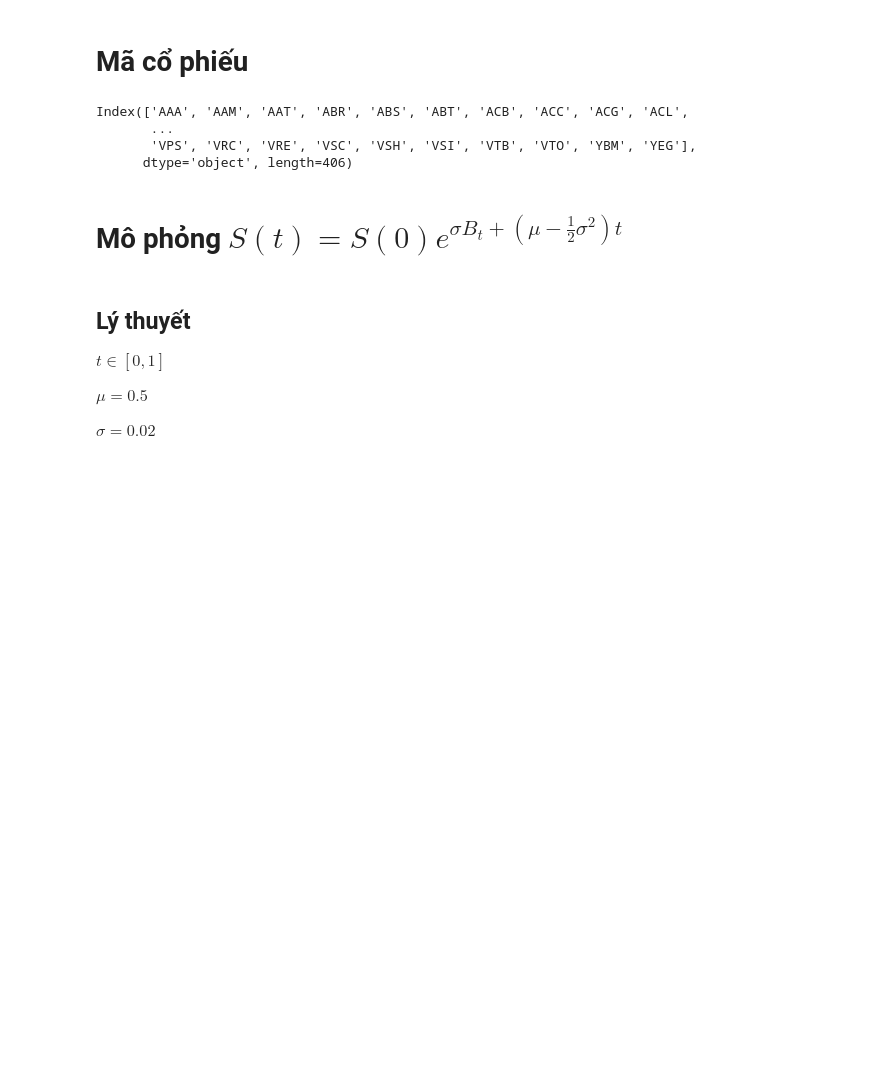
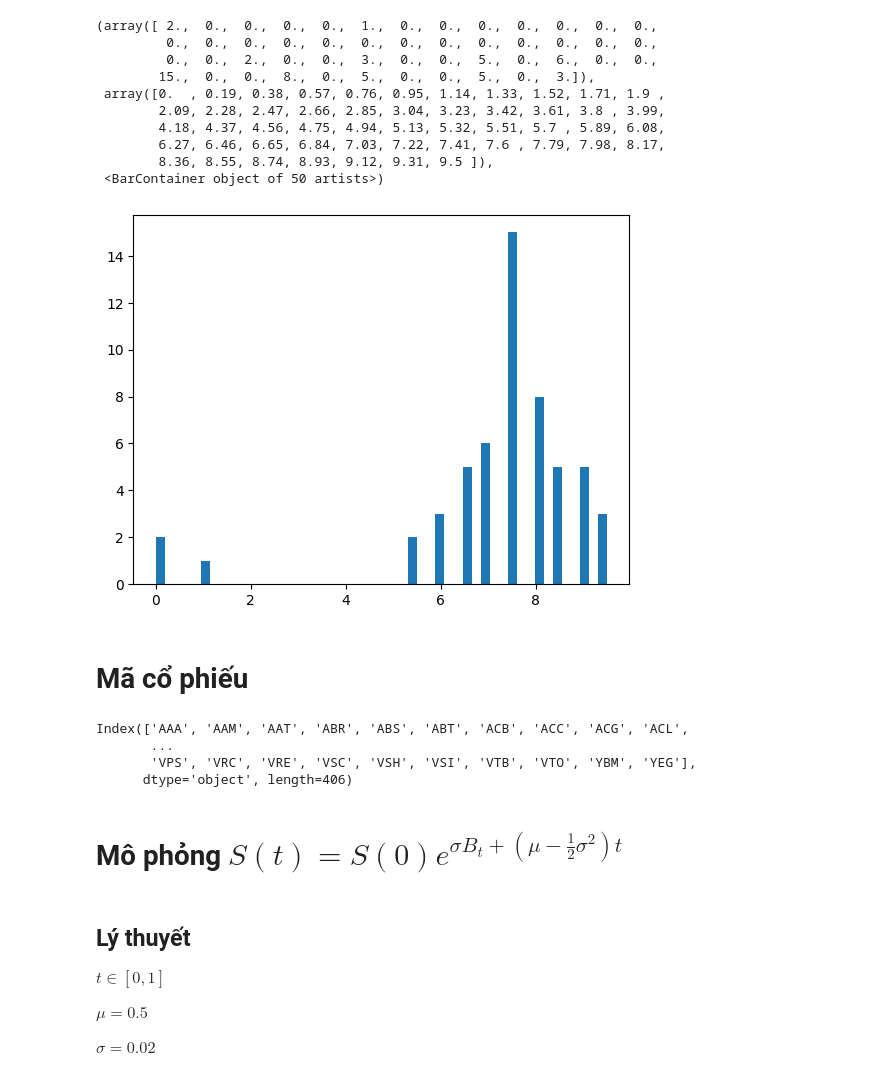
Before and after one commit to khanhtrinh2003/Financial-mathematics, a Jupyter notebook: mo_phong_tren_lop.ipynb, the cells around one changed output. Cells and saved outputs as stored; diff of their text form; code cells hidden in the pictures; blank space fills up the shorter version.

```diff
--- a/mo_phong_tren_lop.ipynb
+++ b/mo_phong_tren_lop.ipynb
@@ -9,3 +11,17 @@ from vnstock import *
+# %%
+plt.hist(df["ktmean"],bins=50)
+# %% [output]
+(array([ 2.,  0.,  0.,  0.,  0.,  1.,  0.,  0.,  0.,  0.,  0.,  0.,  0.,
+         0.,  0.,  0.,  0.,  0.,  0.,  0.,  0.,  0.,  0.,  0.,  0.,  0.,
+         0.,  0.,  2.,  0.,  0.,  3.,  0.,  0.,  5.,  0.,  6.,  0.,  0.,
+        15.,  0.,  0.,  8.,  0.,  5.,  0.,  0.,  5.,  0.,  3.]),
+ array([0.  , 0.19, 0.38, 0.57, 0.76, 0.95, 1.14, 1.33, 1.52, 1.71, 1.9 ,
+        2.09, 2.28, 2.47, 2.66, 2.85, 3.04, 3.23, 3.42, 3.61, 3.8 , 3.99,
+        4.18, 4.37, 4.56, 4.75, 4.94, 5.13, 5.32, 5.51, 5.7 , 5.89, 6.08,
+        6.27, 6.46, 6.65, 6.84, 7.03, 7.22, 7.41, 7.6 , 7.79, 7.98, 8.17,
+        8.36, 8.55, 8.74, 8.93, 9.12, 9.31, 9.5 ]),
+ <BarContainer object of 50 artists>)
+[figure, added]
 # %%
 us = pd.read_csv("us_stock.csv", index_col="Date", parse_dates=True)
 vn = pd.read_csv("vn_price.csv", index_col="TradingDate", parse_dates=True)
```
Also changed, not shown: parts of 2 cells of this notebook, 1 other file.
